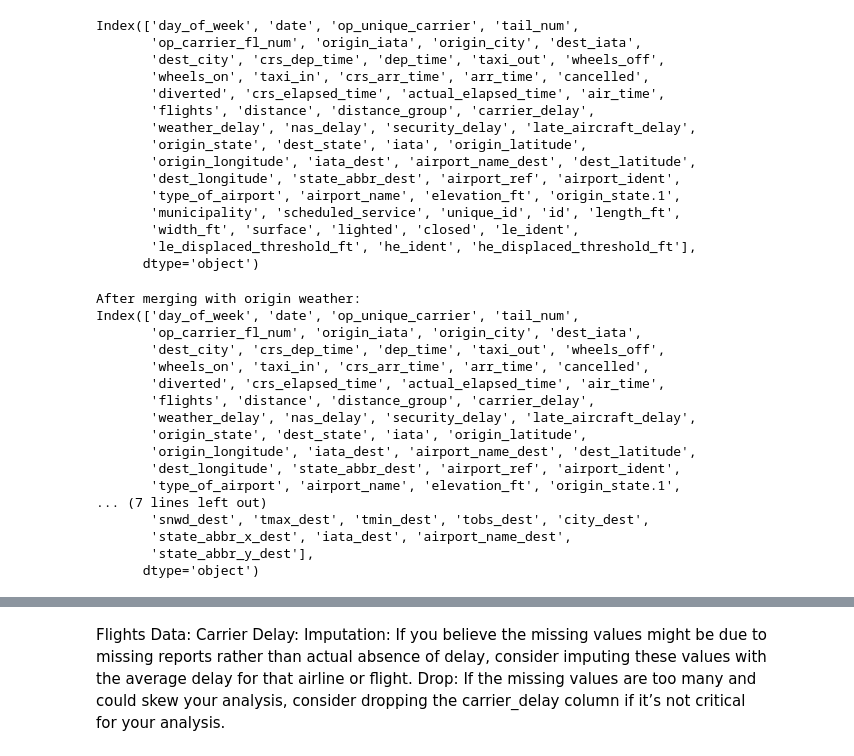
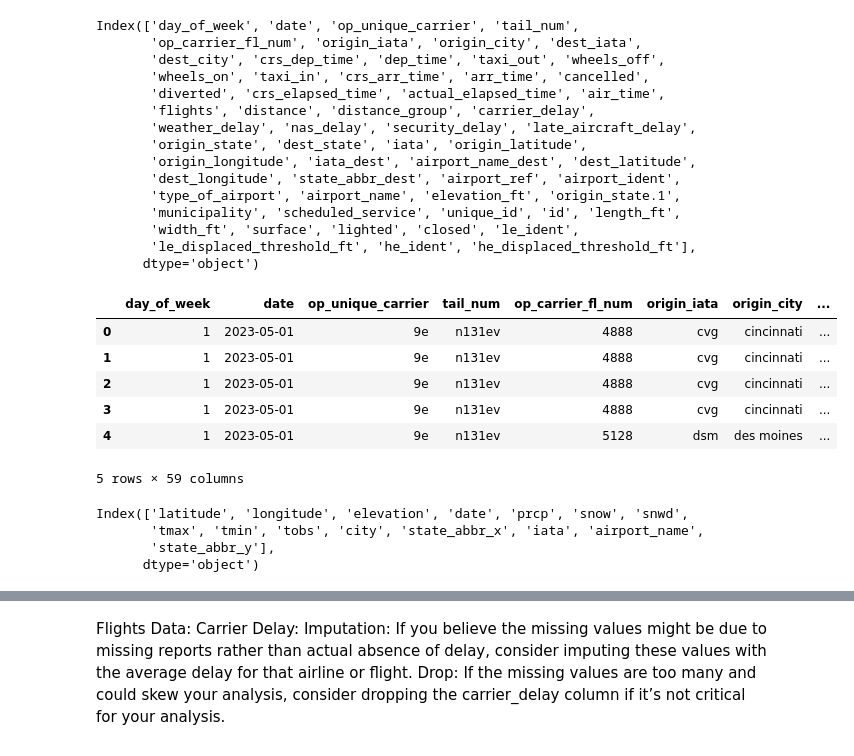
Before and after one commit to hopehusemann/Capstone, a Jupyter notebook: data_wrangling_and_eda.ipynb, the cells around one changed output, grey strips where cells are left out. Saved outputs shown, nothing was run; the diff lists cells and outputs as text; code cells hidden in the pictures.

```diff
--- a/data_wrangling_and_eda.ipynb
+++ b/data_wrangling_and_eda.ipynb
@@ -61,36 +55,20 @@ Index(['day_of_week', 'date', 'op_unique_carrier', 'tail_num',
        'width_ft', 'surface', 'lighted', 'closed', 'le_ident',
        'le_displaced_threshold_ft', 'he_ident', 'he_displaced_threshold_ft'],
       dtype='object')
-# %%
-# flights_data should contain at least 'origin_iata', 'dest_iata', and 'date'
-# weather_data should contain 'iata', 'date', and weather columns
-# Merge for origin weather data
-origin_data = flights_data.merge(
-    weather_data,
-    left_on=['date', 'origin_iata'],
-    right_on=['date', 'iata'],
-    how='left',
-    suffixes=('', '_origin')
-)
-
-# Check the columns after the merge
-print("After merging with origin weather:")
-print(combined_data.columns)
-# %% [output]
-After merging with origin weather:
-Index(['day_of_week', 'date', 'op_unique_carrier', 'tail_num',
-       'op_carrier_fl_num', 'origin_iata', 'origin_city', 'dest_iata',
-       'dest_city', 'crs_dep_time', 'dep_time', 'taxi_out', 'wheels_off',
-       'wheels_on', 'taxi_in', 'crs_arr_time', 'arr_time', 'cancelled',
-       'diverted', 'crs_elapsed_time', 'actual_elapsed_time', 'air_time',
-       'flights', 'distance', 'distance_group', 'carrier_delay',
-       'weather_delay', 'nas_delay', 'security_delay', 'late_aircraft_delay',
-       'origin_state', 'dest_state', 'iata', 'origin_latitude',
-       'origin_longitude', 'iata_dest', 'airport_name_dest', 'dest_latitude',
-       'dest_longitude', 'state_abbr_dest', 'airport_ref', 'airport_ident',
-       'type_of_airport', 'airport_name', 'elevation_ft', 'origin_state.1',
-... (7 lines left out)
-       'snwd_dest', 'tmax_dest', 'tmin_dest', 'tobs_dest', 'city_dest',
-       'state_abbr_x_dest', 'iata_dest', 'airport_name_dest',
-       'state_abbr_y_dest'],
-      dtype='object')
+# %%
+flights_data.head()
+# %% [output]
+|  | day_of_week | date | op_unique_carrier | tail_num | op_carrier_fl_num | origin_iata | origin_city | ... |
+| 0 | 1 | 2023-05-01 | 9e | n131ev | 4888 | cvg | cincinnati | ... |
+| 1 | 1 | 2023-05-01 | 9e | n131ev | 4888 | cvg | cincinnati | ... |
+| 2 | 1 | 2023-05-01 | 9e | n131ev | 4888 | cvg | cincinnati | ... |
+| 3 | 1 | 2023-05-01 | 9e | n131ev | 4888 | cvg | cincinnati | ... |
+| 4 | 1 | 2023-05-01 | 9e | n131ev | 5128 | dsm | des moines | ... |
+5 rows × 59 columns
+# %%
+print(weather_data.columns)
+# %% [output]
+Index(['latitude', 'longitude', 'elevation', 'date', 'prcp', 'snow', 'snwd',
+       'tmax', 'tmin', 'tobs', 'city', 'state_abbr_x', 'iata', 'airport_name',
+       'state_abbr_y'],
+      dtype='object')
```
Also changed, not shown: parts of 48 cells of this notebook, 1 other file.
